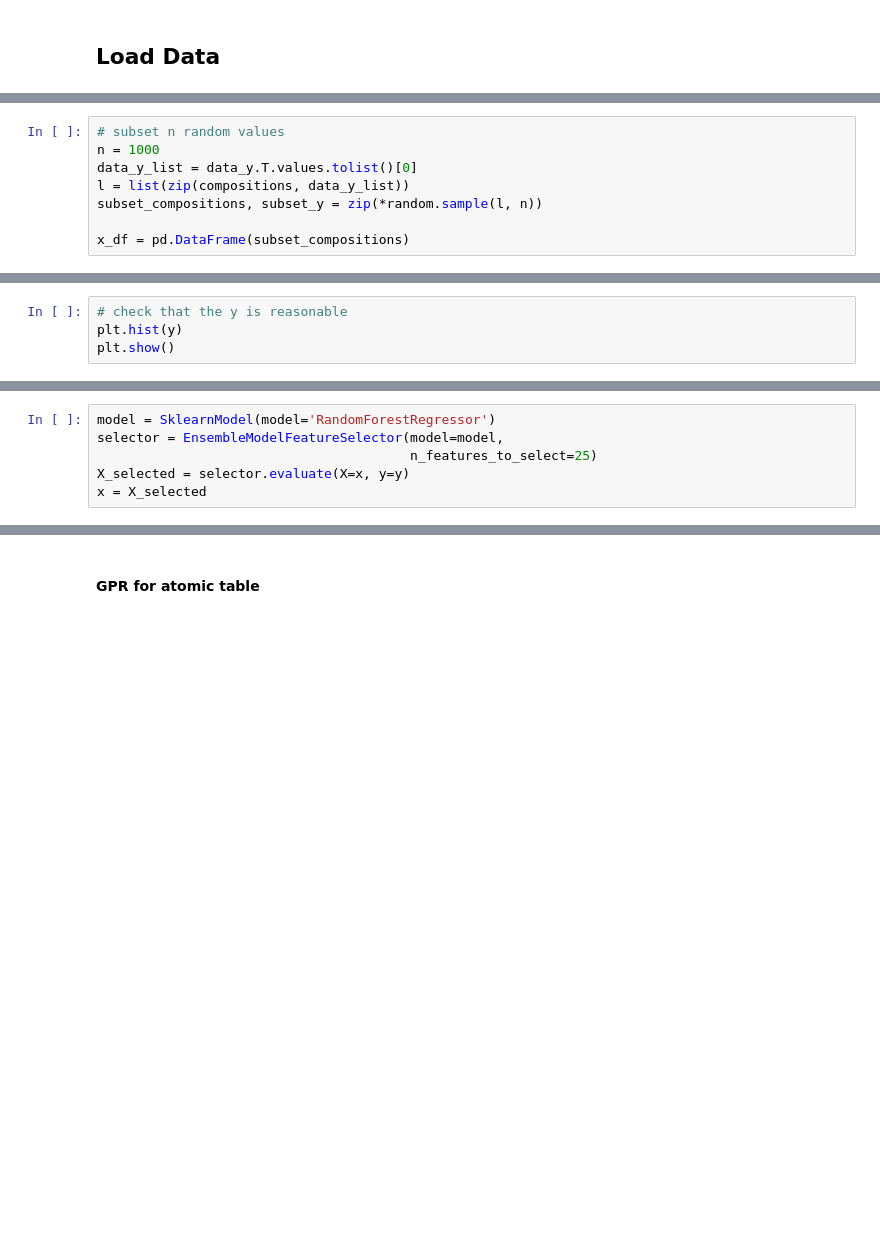
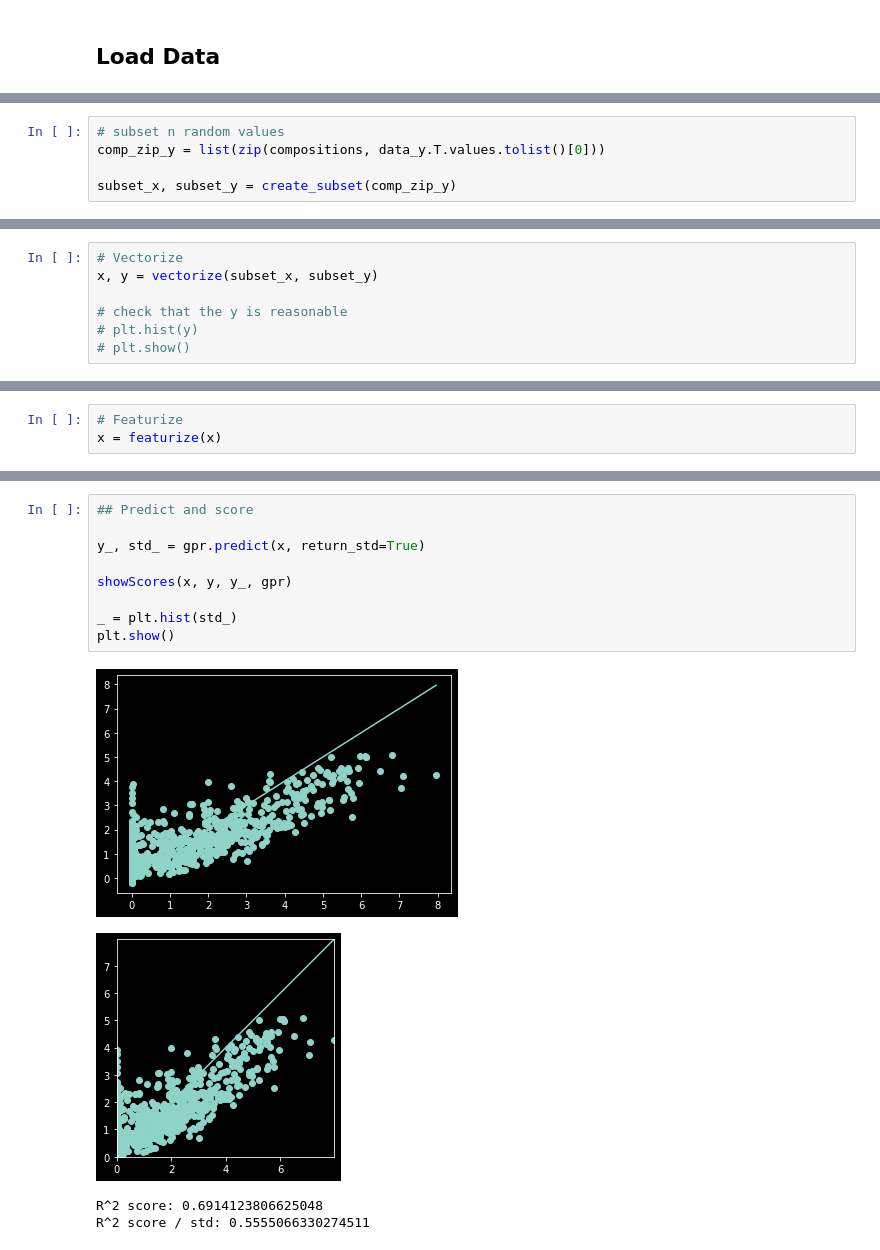
Before and after one commit to uw-cmg/MAST-ML, a Jupyter notebook: Pickle.ipynb, the cells around one changed output, grey strips where cells are left out. Drawn from its saved outputs; the diff is of its cells as text; blank space fills up the shorter version.

```diff
--- a/Pickle.ipynb
+++ b/Pickle.ipynb
@@ -38,8 +101,5 @@ num compositions 74992
 # %%
 # subset n random values
-n = 1000
-data_y_list = data_y.T.values.tolist()[0]
-l = list(zip(compositions, data_y_list))
-subset_compositions, subset_y = zip(*random.sample(l, n))
+comp_zip_y = list(zip(compositions, data_y.T.values.tolist()[0]))
 
-x_df = pd.DataFrame(subset_compositions)
+subset_x, subset_y = create_subset(comp_zip_y)
@@ -67,5 +106,8 @@ x = preprocessor.evaluate(X=x, y=y)
 # %%
+# Vectorize
+x, y = vectorize(subset_x, subset_y)
+
 # check that the y is reasonable
-plt.hist(y)
-plt.show()
+# plt.hist(y)
+# plt.show()
 # %% [output]
@@ -79,6 +114,0 @@ from mastml.models import SklearnModel
-# %%
-model = SklearnModel(model='RandomForestRegressor')
-selector = EnsembleModelFeatureSelector(model=model,
-                                        n_features_to_select=25)
-X_selected = selector.evaluate(X=x, y=y)
-x = X_selected
@@ -93 +115,4 @@ import time
+# %%
+# Featurize
+x = featurize(x)
 # %%
@@ -149,2 +133,14 @@ R^2 score / std: 0.5218461134335464
-# %% [markdown]
-#### GPR for atomic table
+# %%
+## Predict and score
+
+y_, std_ = gpr.predict(x, return_std=True)
+
+showScores(x, y, y_, gpr)
+
+_ = plt.hist(std_)
+plt.show()
+# %% [output]
+[figure, added]
+[figure, added]
+R^2 score: 0.6914123806625048
+R^2 score / std: 0.5555066330274511
```
Also changed, not shown: parts of 23 cells of this notebook.
